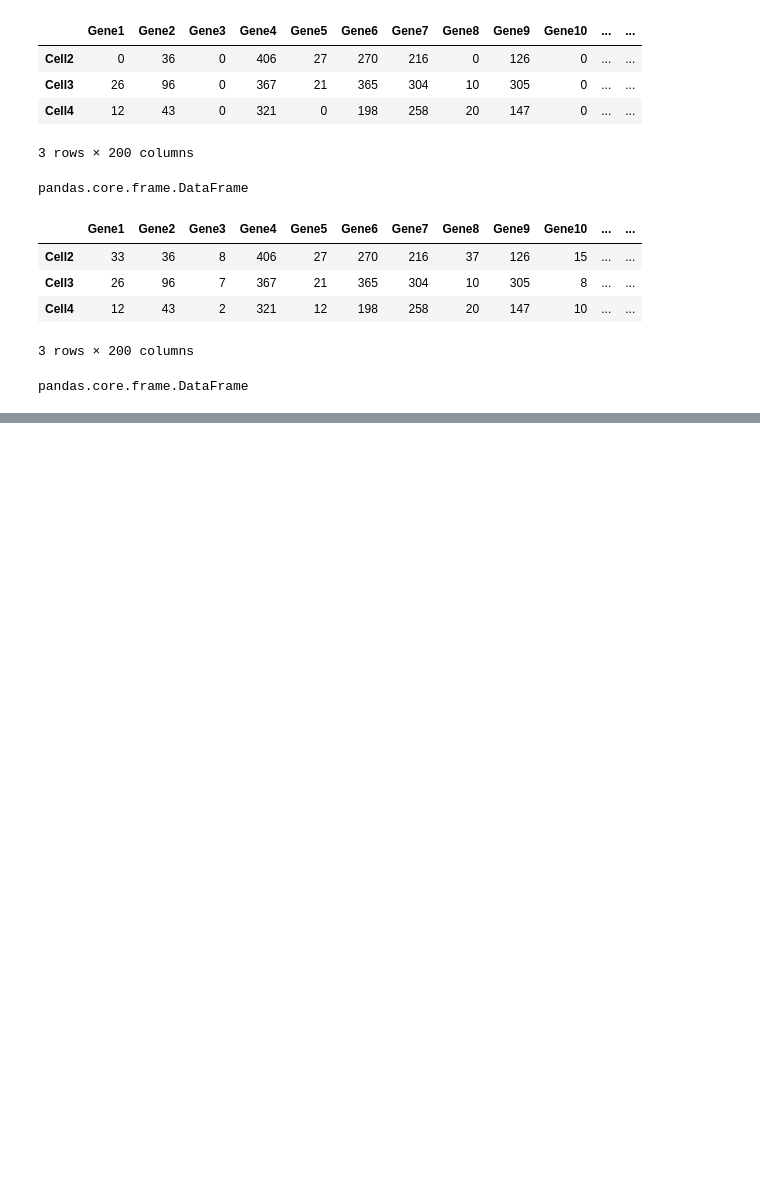
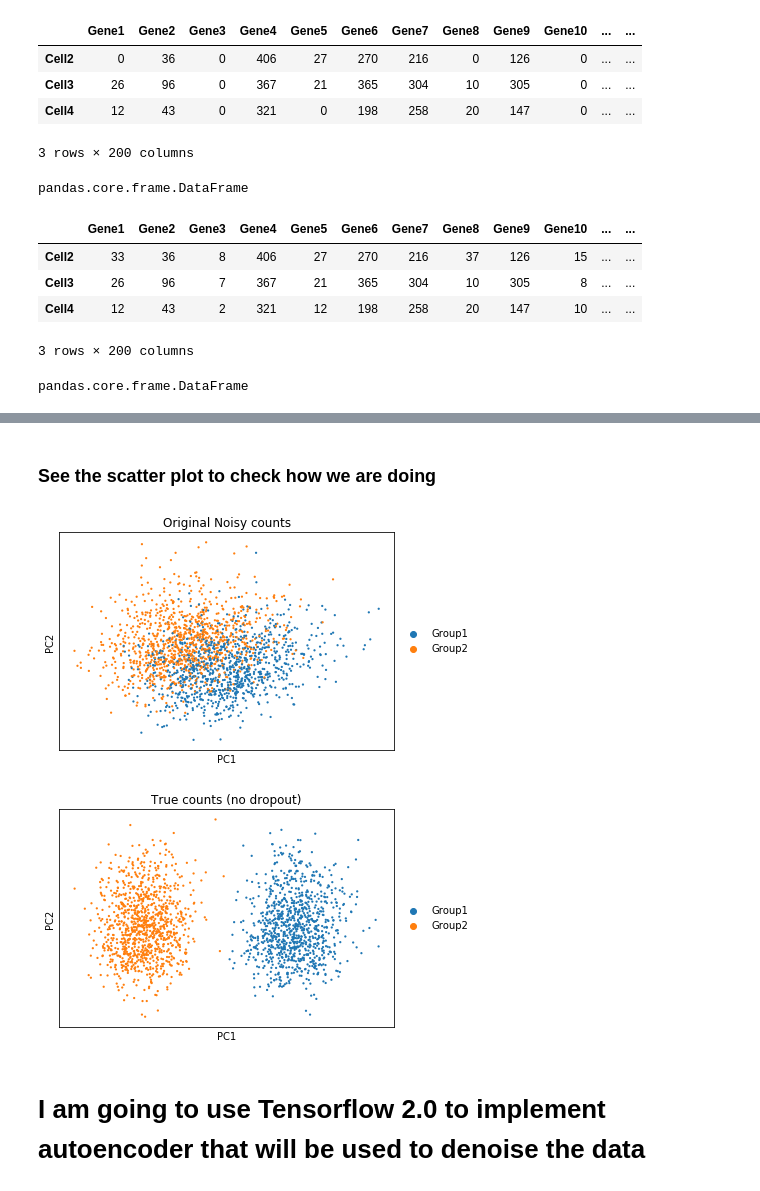
Before and after one commit to mpofukelvintafadzwa/scRNAseq, a Jupyter notebook: python-notebook/synthetic_dataset.ipynb, the cells around one changed output, grey strips where cells are left out. Cells and saved outputs as stored; diff of their text form; code cells hidden in the pictures; blank space fills up the shorter version.

```diff
--- a/python-notebook/synthetic_dataset.ipynb
+++ b/python-notebook/synthetic_dataset.ipynb
@@ -146,0 +129,5 @@ AnnData object with n_obs × n_vars = 23794 × 30
+# %%
+%%time
+adataNoisy = sc.AnnData(counts.values, obs=cellinfo, var=geneinfo)
+adataNoisy.obs_names = cellinfo.Cell
+adataNoisy.var_names = geneinfo.Gene
@@ -151,0 +183,8 @@ RecursionError: maximum recursion depth exceeded while getting the str of an obj
+# %%
+adata_true = sc.AnnData(truecounts.values, obs=cellinfo, var=geneinfo)
+# %%
+adata_true.obs_names = cellinfo.Cell
+adata_true.var_names = geneinfo.Gene
+adata_true = adata_true[:, adataNoisy.var_names].copy()
+adata_true
+adata_true.X
@@ -151,0 +220,9 @@ RecursionError: maximum recursion depth exceeded while getting the str of an obj
+# %% [markdown]
+### See the scatter plot to check how we are doing
+# %%
+
+sc.pl.pca_scatter(adataNoisy, color='Group', size=20, title='Original Noisy counts')
+sc.pl.pca_scatter(adata_true, color='Group', size=20, title='True counts (no dropout)')
+# %% [output]
+[figure, added]
+[figure, added]
@@ -151,0 +233,2 @@ RecursionError: maximum recursion depth exceeded while getting the str of an obj
+# %% [markdown]
+# I am going to use Tensorflow 2.0 to implement autoencoder that will be used to denoise the data
```
Also changed, not shown: parts of 70 cells of this notebook.
